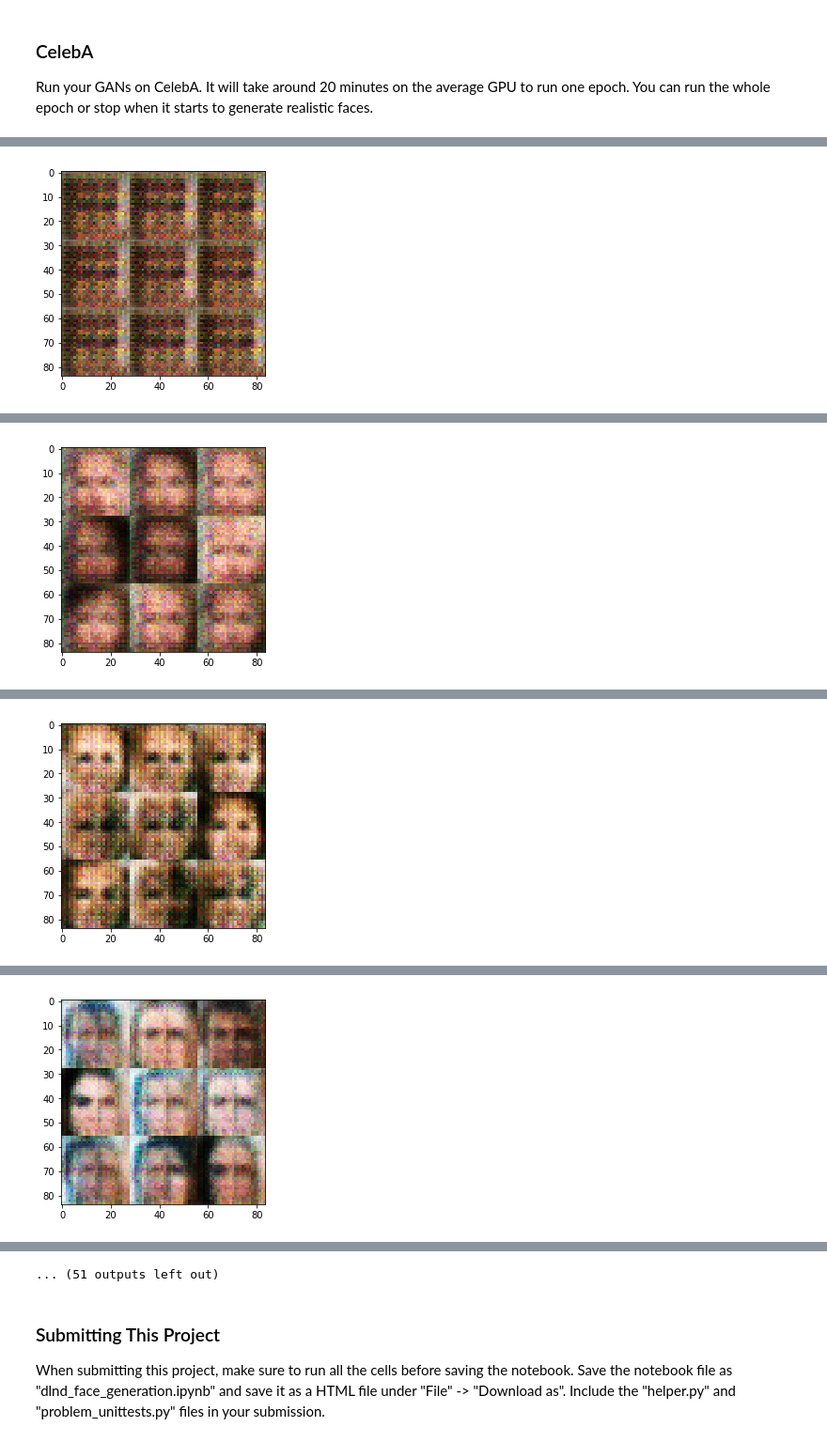
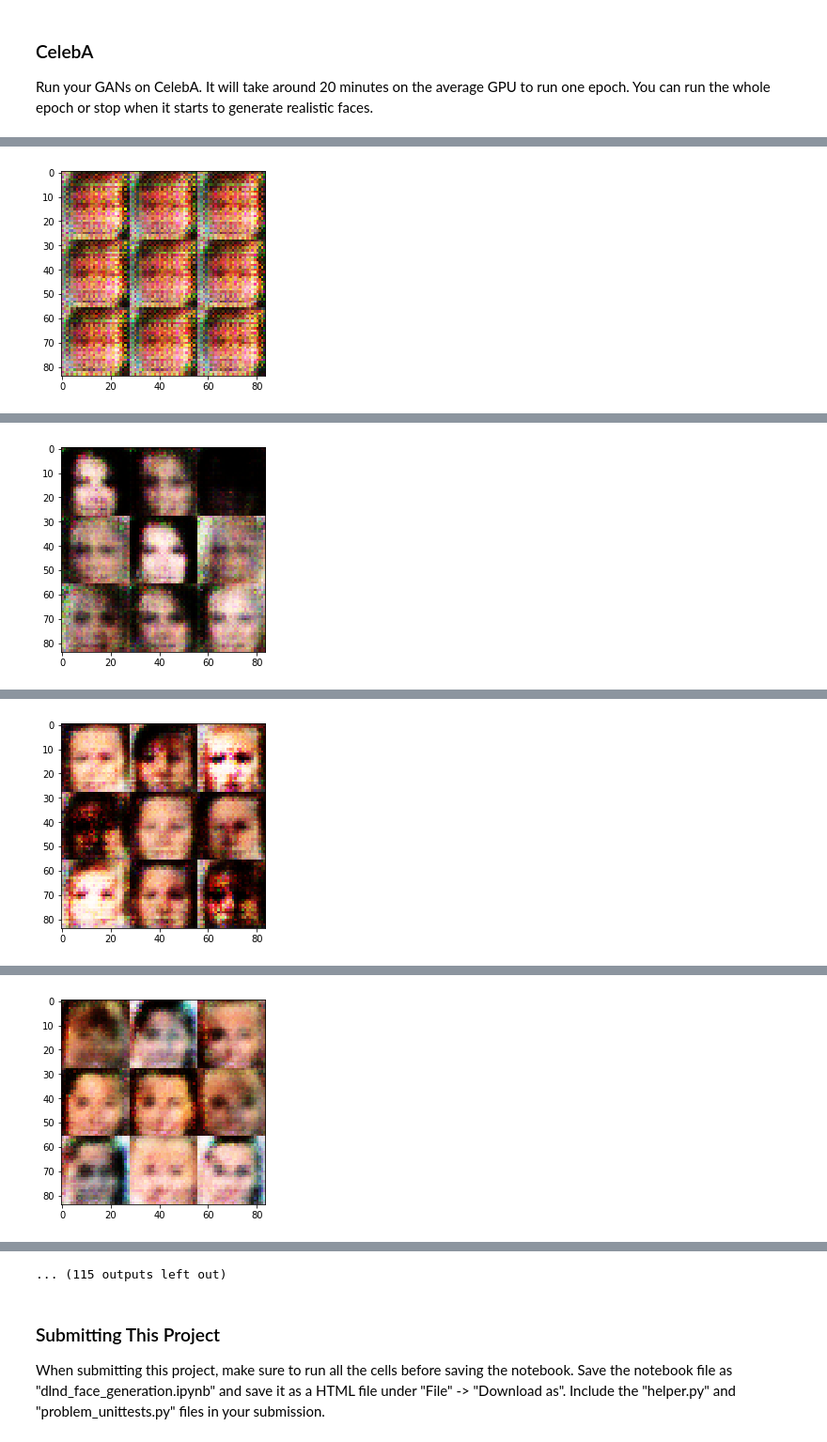
Before and after one commit to zpcore/deep-learning, a Jupyter notebook: face_generation/dlnd_face_generation.ipynb, the cells around one changed output, grey strips where cells are left out. Shown at 94% size. Saved outputs shown, nothing was run; the diff lists cells and outputs as text; code cells hidden in the pictures.

```diff
--- a/face_generation/dlnd_face_generation.ipynb
+++ b/face_generation/dlnd_face_generation.ipynb
@@ -182,20 +187,30 @@ def generator(z, out_channel_dim, is_train=True):
     """
     # TODO: Implement Function
     with tf.variable_scope('generator', reuse= not is_train):
-        h1 = tf.layers.dense(z, 3*3*512)
-        h1 = tf.reshape(h1, (-1, 3, 3, 512))
+        h1 = tf.layers.dense(z, 5*5*512, kernel_initializer=tf.contrib.layers.xavier_initializer())
+        h1 = tf.reshape(h1, (-1, 5, 5, 512))
         h1 = tf.layers.batch_normalization(h1, training=is_train)
-        h1 = tf.maximum(0.01 * h1, h1)
+        h1 = tf.maximum(0.2 * h1, h1)
 
-        h2 = tf.layers.conv2d_transpose(h1, 256, kernel_size=4, strides=2, padding='same')
+        h2 = tf.layers.conv2d_transpose(h1, 256, kernel_size=5, strides=2, padding='same',
+                                       kernel_initializer=tf.contrib.layers.xavier_initializer())
         h2 = tf.layers.batch_normalization(h2, training=is_train)
-        h2 = tf.maximum(0.01 * h2, h2)
+        h2 = tf.maximum(0.2 * h2, h2)
 
-        h3 = tf.layers.conv2d_transpose(h2, 128, kernel_size=4, strides=2, padding='valid')
+        h3 = tf.layers.conv2d_transpose(h2, 256, kernel_size=5, strides=1, padding='valid',
+                                       kernel_initializer=tf.contrib.layers.xavier_initializer())
         h3 = tf.layers.batch_normalization(h3, training=is_train)
-        h3 = tf.maximum(0.01 * h3, h3)
+        h3 = tf.maximum(0.2 * h3, h3)
 
-        logits = tf.layers.conv2d_transpose(h3, out_channel_dim, kernel_size=5,strides=2, padding='same')
+
+        h4 = tf.layers.conv2d_transpose(h3, 128, kernel_size=5, strides=1, padding='same',
+                                       kernel_initializer=tf.contrib.layers.xavier_initializer())
+        h4 = tf.layers.batch_normalization(h4, training=is_train)
+        h4 = tf.maximum(0.2 * h4, h4)
+
+        drop = tf.nn.dropout(x=h4, keep_prob=0.5)
+        logits = tf.layers.conv2d_transpose(drop, out_channel_dim, kernel_size=5,strides=2, padding='same',
+                                           kernel_initializer=tf.contrib.layers.xavier_initializer())
         output = tf.tanh(logits)
 
         return output
@@ -235,7 +250,7 @@ def model_loss(input_real, input_z, out_channel_dim):
         tf.nn.sigmoid_cross_entropy_with_logits(logits=d_logits_fake, labels=tf.zeros_like(d_model_fake)))
 
     g_loss = tf.reduce_mean(
-        tf.nn.sigmoid_cross_entropy_with_logits(logits=d_logits_fake, labels=tf.ones_like(d_model_fake)))
+        tf.nn.sigmoid_cross_entropy_with_logits(logits=d_logits_fake, labels=tf.ones_like(d_model_fake)*0.9))
 
     d_loss = d_loss_real + d_loss_fake
 
@@ -354,6 +369,7 @@ def train(epoch_count, batch_size, z_dim, learning_rate, beta1, get_batches, dat
                 z_batch = np.random.uniform(-1, 1, size=(batch_size, z_dim))
                 _ = sess.run(d_opt, feed_dict={r_input: batch_images, z_input: z_batch, lr: learning_rate})
                 _ = sess.run(g_opt, feed_dict={z_input: z_batch, r_input: batch_images, lr: learning_rate})
+                _ = sess.run(g_opt, feed_dict={z_input: z_batch, r_input: batch_images, lr: learning_rate})
 
                 if step % print_step == 0:
                     train_loss_d = d_loss.eval({z_input: z_batch, r_input: batch_images})
@@ -428,10 +444,10 @@ Epoch 1/2... Step: 600: Discriminator Loss: 1.1348... Generator Loss: 0.5052
 ### CelebA
 Run your GANs on CelebA.  It will take around 20 minutes on the average GPU to run one epoch.  You can run the whole epoch or stop when it starts to generate realistic faces.
 # %%
-batch_size = 64
-z_dim = 200
+batch_size = 32
+z_dim = 100
 learning_rate = 0.0002
-beta1 = 0.3
+beta1 = 0.5
 
 
 """
@@ -452 +468 @@ Epoch 1/1... Step: 100: Discriminator Loss: 0.3833... Generator Loss: 1.4671
-[figure, old version]
+[figure, new version]
@@ -458 +474 @@ Epoch 1/1... Step: 200: Discriminator Loss: 0.6957... Generator Loss: 1.2731
-[figure, old version]
+[figure, new version]
@@ -464 +480 @@ Epoch 1/1... Step: 300: Discriminator Loss: 0.5326... Generator Loss: 3.1276
-[figure, old version]
+[figure, new version]
@@ -470 +486 @@ Epoch 1/1... Step: 400: Discriminator Loss: 0.4280... Generator Loss: 1.8814
-[figure, old version]
+[figure, new version]
@@ -483,4 +499,4 @@ Epoch 1/1... Step: 600: Discriminator Loss: 0.8205... Generator Loss: 2.4505
-... (51 outputs left out)
+... (115 outputs left out)
 # %% [markdown]
 ### Submitting This Project
 When submitting this project, make sure to run all the cells before saving the notebook. Save the notebook file as "dlnd_face_generation.ipynb" and save it as a HTML file under "File" -> "Download as". Include the "helper.py" and "problem_unittests.py" files in your submission.
```
Also changed, not shown: parts of 5 cells of this notebook, 5 other files.
